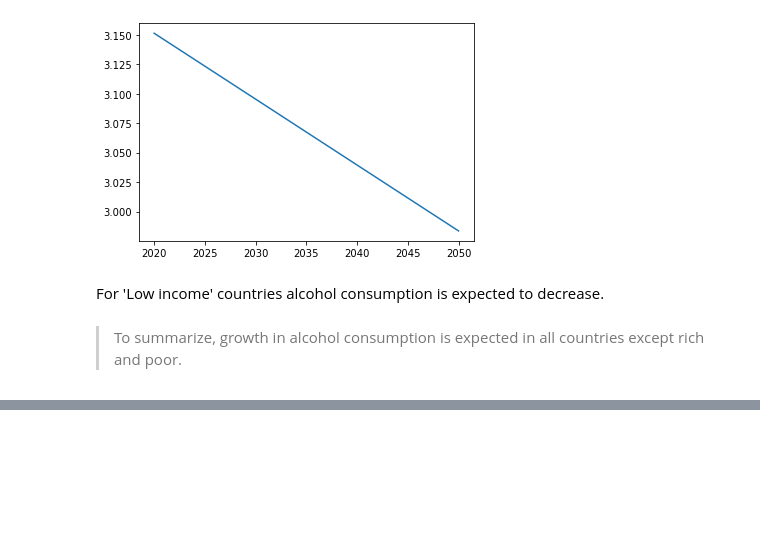
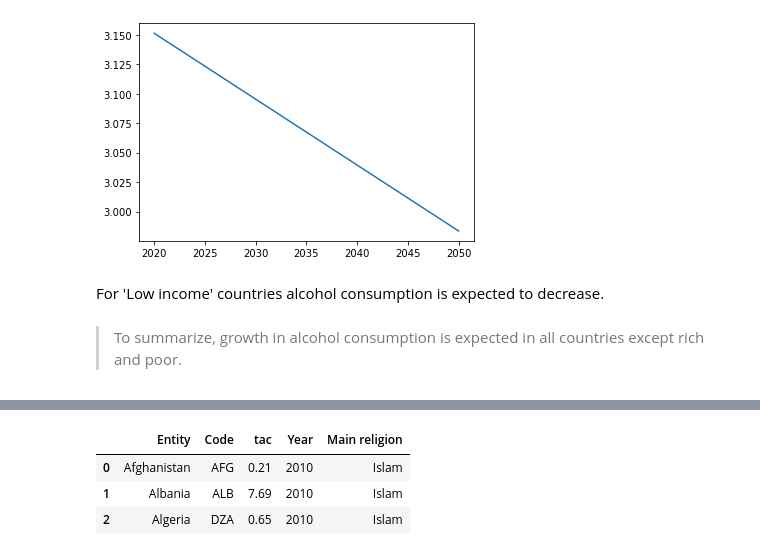
Before and after one commit to YuliaFedirko/alcohol-consumption-project, a Jupyter notebook: alcohol-consumption-project.ipynb, the cells around one changed output, grey strips where cells are left out. Drawn from its saved outputs; the diff is of its cells as text; code cells hidden in the pictures; blank space fills up the shorter version.

```diff
--- a/alcohol-consumption-project.ipynb
+++ b/alcohol-consumption-project.ipynb
@@ -188,0 +291,7 @@ For 'Low income' countries alcohol consumption is expected to decrease.
+# %%
+combined_df.head(3)
+# %% [output]
+|  | Entity | Code | tac | Year | Main religion |
+| 0 | Afghanistan | AFG | 0.21 | 2010 | Islam |
+| 1 | Albania | ALB | 7.69 | 2010 | Islam |
+| 2 | Algeria | DZA | 0.65 | 2010 | Islam |
```
Also changed, not shown: parts of 27 cells of this notebook, 1 other file.
